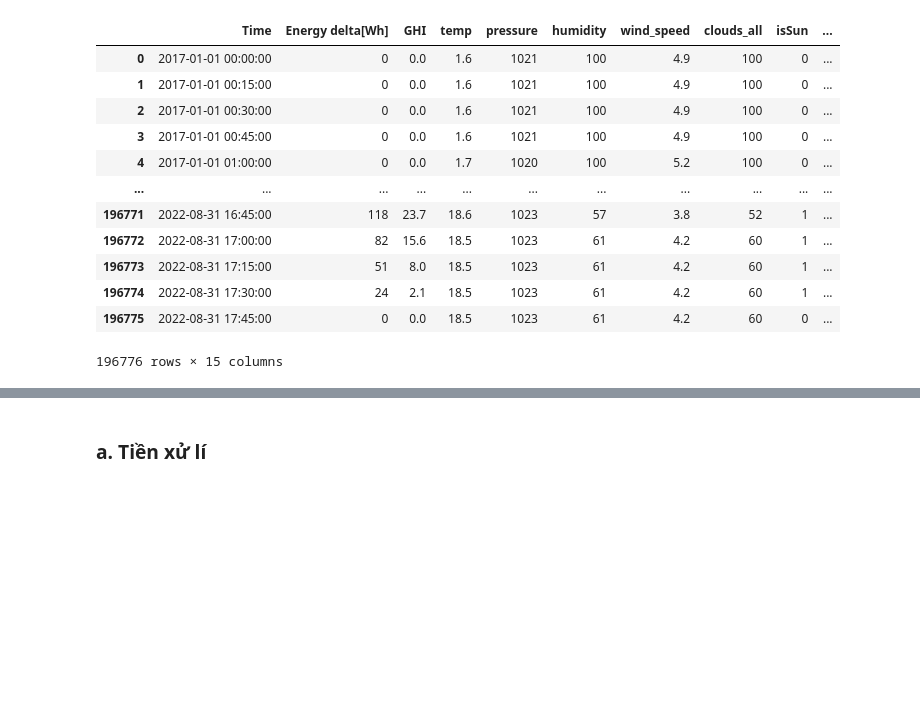
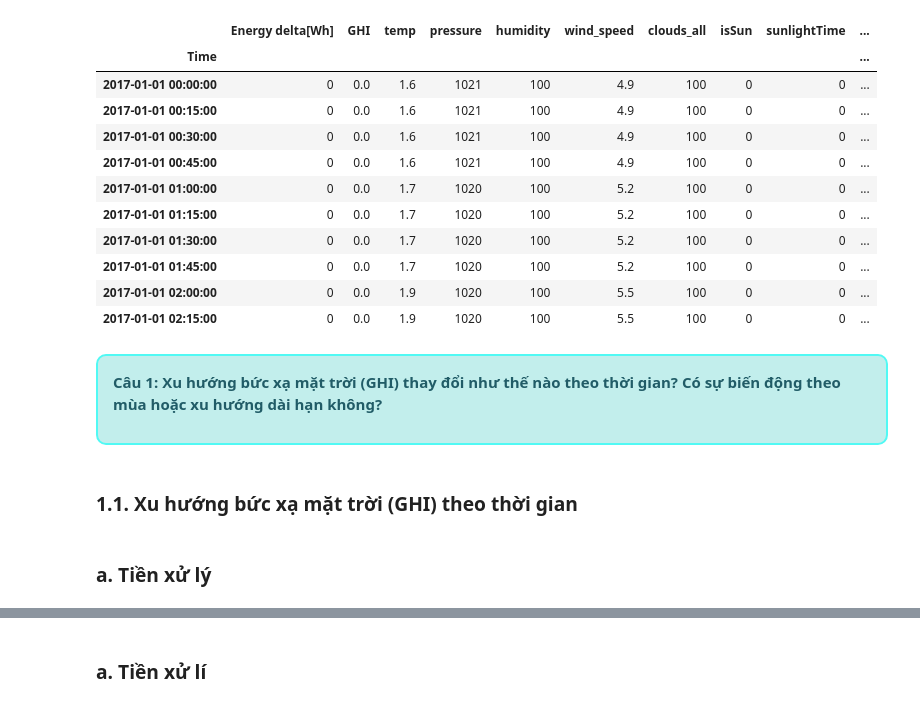
Before and after one commit to alpaca3000/Lab02_DataVisualization, a Jupyter notebook: Source_Codes/DataVizualizing.ipynb, the cells around one changed output, grey strips where cells are left out. Drawn from its saved outputs; the diff is of its cells as text; code cells hidden in the pictures; blank space fills up the shorter version.

```diff
--- a/Source_Codes/questionsTQH.ipynb
+++ b/Source_Codes/DataVizualizing.ipynb
@@ -3,19 +3,27 @@ import matplotlib.pyplot as plt
 import seaborn as sns
 import pandas as pd
 # %%
-df = pd.read_csv('../Datasets/solar_weather_clean.csv')
-df
+df = pd.read_csv('../Datasets/solar_weather_clean.csv', index_col='Time', parse_dates=True)
+df.head(10)
 # %% [output]
-|  | Time | Energy delta[Wh] | GHI | temp | pressure | humidity | wind_speed | clouds_all | isSun | ... |
-| 0 | 2017-01-01 00:00:00 | 0 | 0.0 | 1.6 | 1021 | 100 | 4.9 | 100 | 0 | ... |
-| 1 | 2017-01-01 00:15:00 | 0 | 0.0 | 1.6 | 1021 | 100 | 4.9 | 100 | 0 | ... |
-| 2 | 2017-01-01 00:30:00 | 0 | 0.0 | 1.6 | 1021 | 100 | 4.9 | 100 | 0 | ... |
-| 3 | 2017-01-01 00:45:00 | 0 | 0.0 | 1.6 | 1021 | 100 | 4.9 | 100 | 0 | ... |
-| 4 | 2017-01-01 01:00:00 | 0 | 0.0 | 1.7 | 1020 | 100 | 5.2 | 100 | 0 | ... |
-| ... | ... | ... | ... | ... | ... | ... | ... | ... | ... | ... |
-| 196771 | 2022-08-31 16:45:00 | 118 | 23.7 | 18.6 | 1023 | 57 | 3.8 | 52 | 1 | ... |
-| 196772 | 2022-08-31 17:00:00 | 82 | 15.6 | 18.5 | 1023 | 61 | 4.2 | 60 | 1 | ... |
-| 196773 | 2022-08-31 17:15:00 | 51 | 8.0 | 18.5 | 1023 | 61 | 4.2 | 60 | 1 | ... |
-| 196774 | 2022-08-31 17:30:00 | 24 | 2.1 | 18.5 | 1023 | 61 | 4.2 | 60 | 1 | ... |
-| 196775 | 2022-08-31 17:45:00 | 0 | 0.0 | 18.5 | 1023 | 61 | 4.2 | 60 | 0 | ... |
+|  | Energy delta[Wh] | GHI | temp | pressure | humidity | wind_speed | clouds_all | isSun | sunlightTime | ... |
+| Time |  |  |  |  |  |  |  |  |  | ... |
+| 2017-01-01 00:00:00 | 0 | 0.0 | 1.6 | 1021 | 100 | 4.9 | 100 | 0 | 0 | ... |
+| 2017-01-01 00:15:00 | 0 | 0.0 | 1.6 | 1021 | 100 | 4.9 | 100 | 0 | 0 | ... |
+| 2017-01-01 00:30:00 | 0 | 0.0 | 1.6 | 1021 | 100 | 4.9 | 100 | 0 | 0 | ... |
+| 2017-01-01 00:45:00 | 0 | 0.0 | 1.6 | 1021 | 100 | 4.9 | 100 | 0 | 0 | ... |
+| 2017-01-01 01:00:00 | 0 | 0.0 | 1.7 | 1020 | 100 | 5.2 | 100 | 0 | 0 | ... |
+| 2017-01-01 01:15:00 | 0 | 0.0 | 1.7 | 1020 | 100 | 5.2 | 100 | 0 | 0 | ... |
+| 2017-01-01 01:30:00 | 0 | 0.0 | 1.7 | 1020 | 100 | 5.2 | 100 | 0 | 0 | ... |
+| 2017-01-01 01:45:00 | 0 | 0.0 | 1.7 | 1020 | 100 | 5.2 | 100 | 0 | 0 | ... |
+| 2017-01-01 02:00:00 | 0 | 0.0 | 1.9 | 1020 | 100 | 5.5 | 100 | 0 | 0 | ... |
+| 2017-01-01 02:15:00 | 0 | 0.0 | 1.9 | 1020 | 100 | 5.5 | 100 | 0 | 0 | ... |
-196776 rows × 15 columns
+# %% [markdown]
+<div style="border-radius: 10px; border: 2px solid #51F9F4; padding: 15px; background-color:#c2eeec; font-size: 100%; text-align: left;">
+
+<font size="+1" color=#215C67><b>Câu 1: Xu hướng bức xạ mặt trời (GHI) thay đổi như thế nào theo thời gian? Có sự biến động theo mùa hoặc xu hướng dài hạn không?   </b></font>
+</div>
+# %% [markdown]
+### 1.1. Xu hướng bức xạ mặt trời (GHI) theo thời gian
+# %% [markdown]
+### a. Tiền xử lý
```
Also changed, not shown: parts of 30 cells of this notebook.
